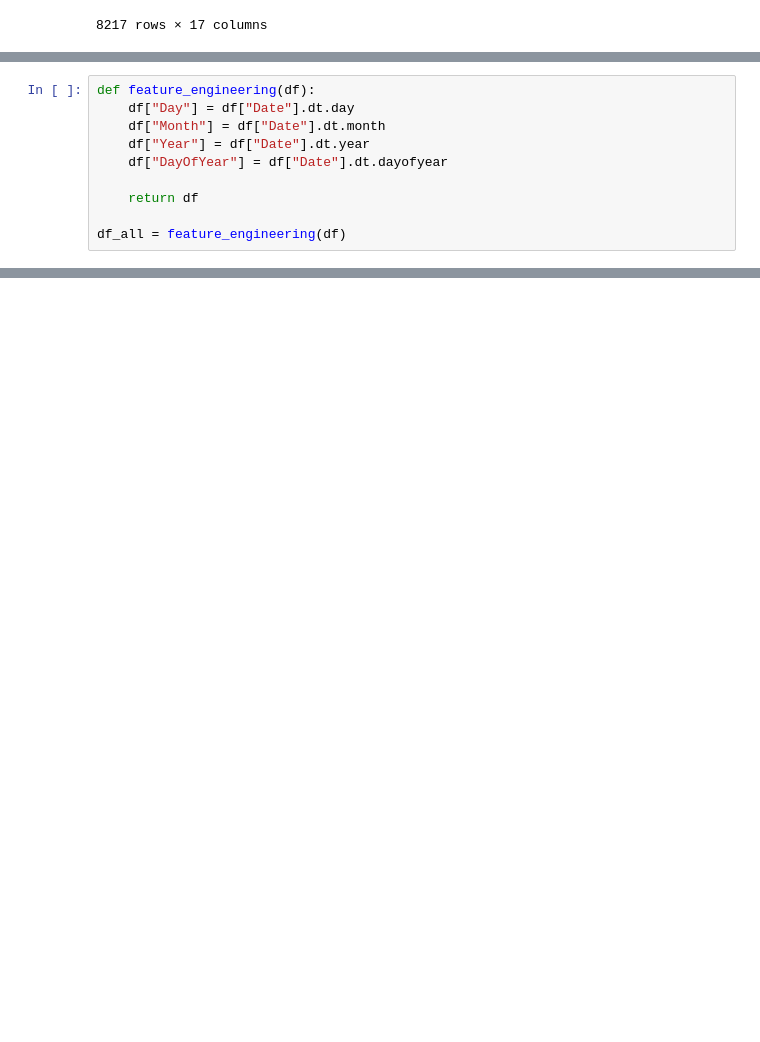
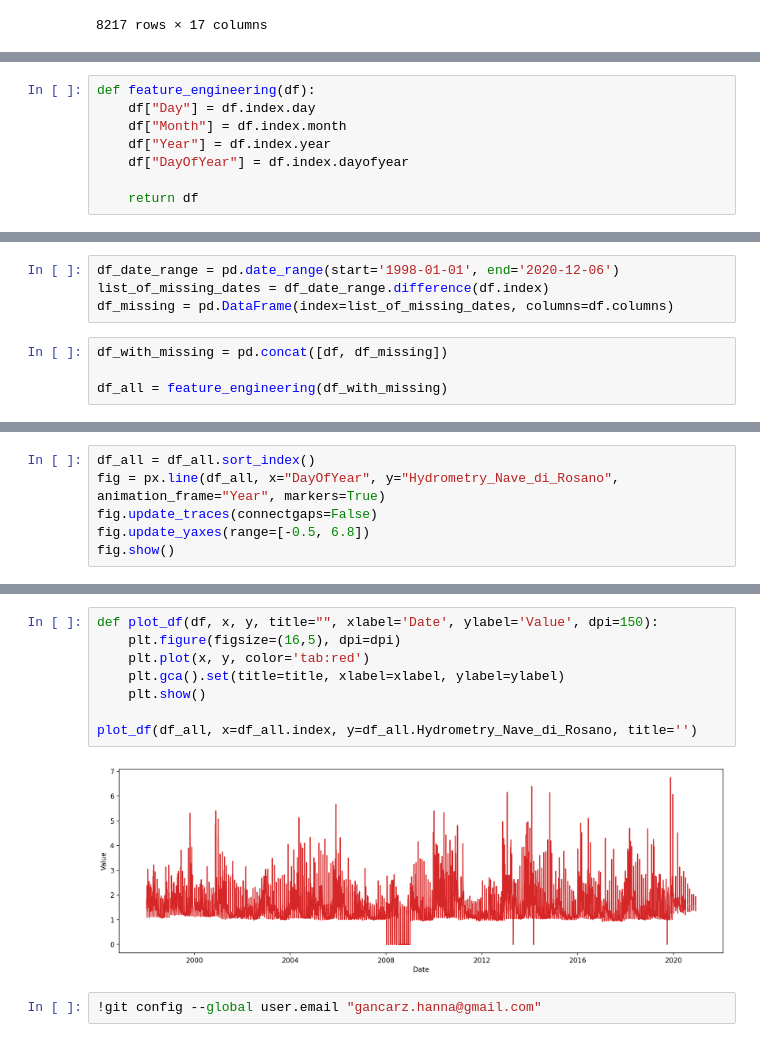
Before and after one commit to haga96/water_availability_prediction_in_Italy, a Jupyter notebook: River Arno.ipynb, the cells around one changed output, grey strips where cells are left out. Saved outputs shown, nothing was run; the diff lists cells and outputs as text; blank space fills up the shorter version.

Commit message:
filled df in rows with Nan values so as to discard missing dates in time series of River Arno

```diff
--- a/River Arno.ipynb
+++ b/River Arno.ipynb
@@ -106,11 +145,9 @@ df["Date"] = pd.to_datetime(df["Date"])
 # %%
 def feature_engineering(df):
-    df["Day"] = df["Date"].dt.day
-    df["Month"] = df["Date"].dt.month
-    df["Year"] = df["Date"].dt.year
-    df["DayOfYear"] = df["Date"].dt.dayofyear
+    df["Day"] = df.index.day
+    df["Month"] = df.index.month
+    df["Year"] = df.index.year
+    df["DayOfYear"] = df.index.dayofyear
 
     return df
-
-df_all = feature_engineering(df)
 # %%
@@ -138,0 +157,8 @@ Timedelta('8375 days 00:00:00')
+# %%
+df_date_range = pd.date_range(start='1998-01-01', end='2020-12-06')
+list_of_missing_dates = df_date_range.difference(df.index)
+df_missing = pd.DataFrame(index=list_of_missing_dates, columns=df.columns)
+# %%
+df_with_missing = pd.concat([df, df_missing])
+
+df_all = feature_engineering(df_with_missing)
@@ -138,0 +251,6 @@ Timedelta('8375 days 00:00:00')
+# %%
+df_all = df_all.sort_index()
+fig = px.line(df_all, x="DayOfYear", y="Hydrometry_Nave_di_Rosano", animation_frame="Year", markers=True)
+fig.update_traces(connectgaps=False)
+fig.update_yaxes(range=[-0.5, 6.8])
+fig.show()
@@ -167,0 +285,12 @@ Changes to be committed:
+# %%
+def plot_df(df, x, y, title="", xlabel='Date', ylabel='Value', dpi=150):
+    plt.figure(figsize=(16,5), dpi=dpi)
+    plt.plot(x, y, color='tab:red')
+    plt.gca().set(title=title, xlabel=xlabel, ylabel=ylabel)
+    plt.show()
+
+plot_df(df_all, x=df_all.index, y=df_all.Hydrometry_Nave_di_Rosano, title='')
+# %% [output]
+[figure, added]
+# %%
+!git config --global user.email "gancarz.hanna@gmail.com"
```
Also changed, not shown: parts of 20 cells of this notebook.
